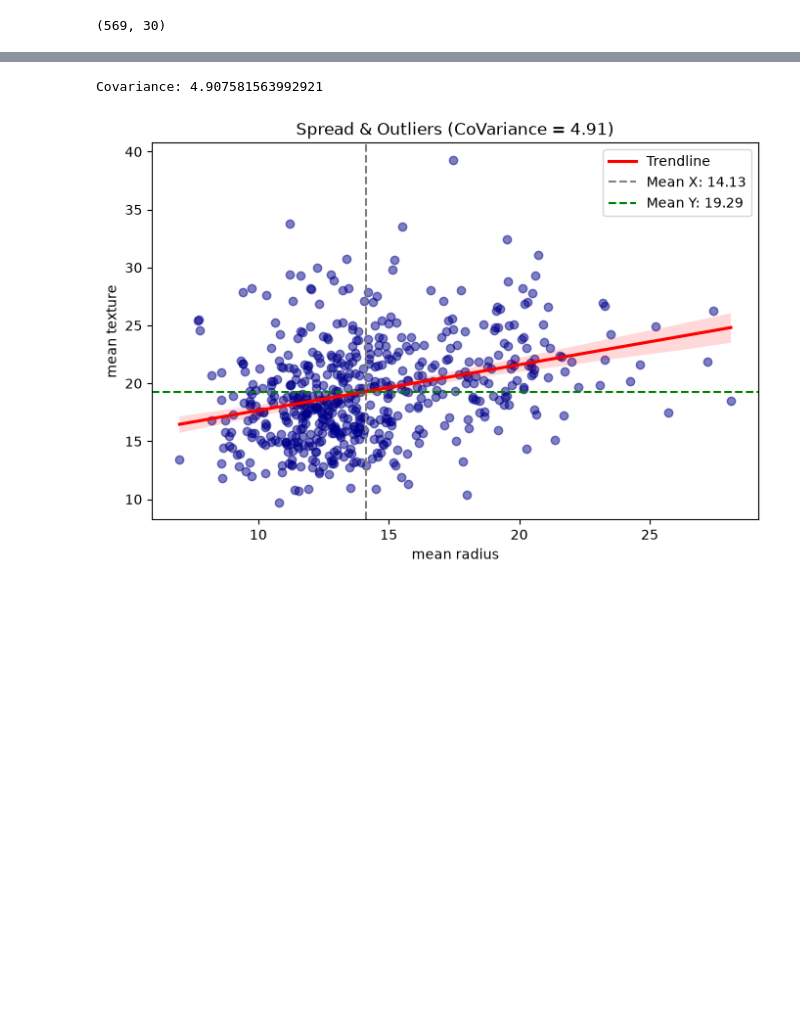
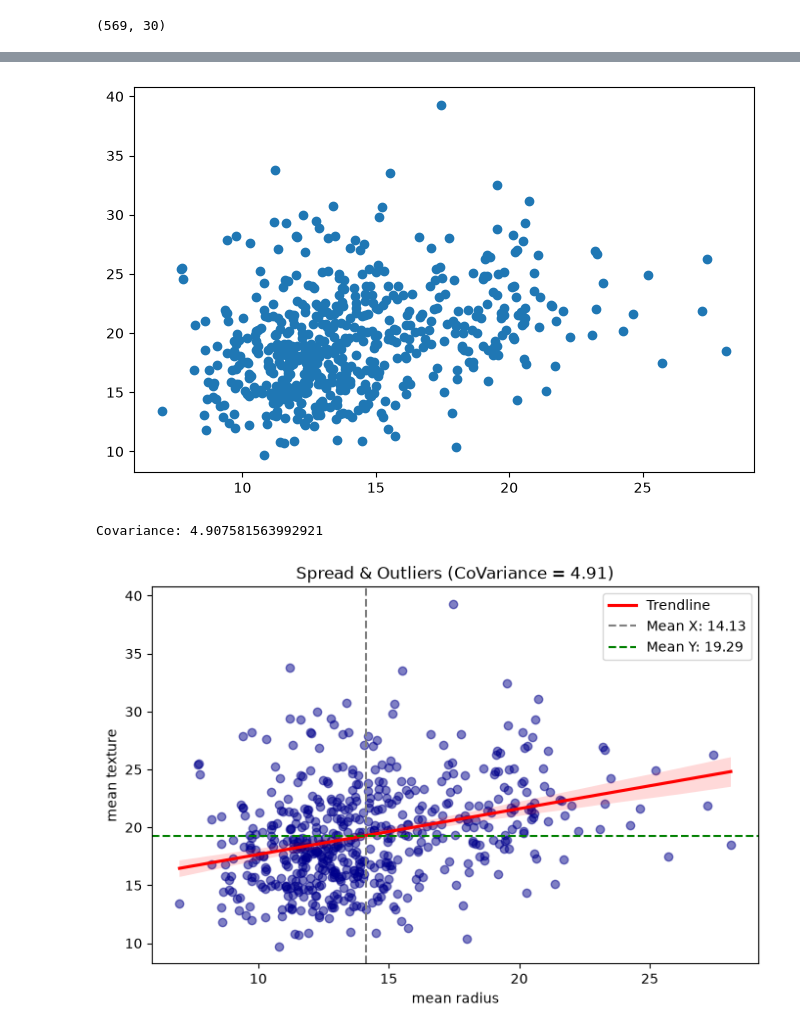
Before and after one commit to AreebaAkram/MachineLearning, a Jupyter notebook: PCA + LR.ipynb, the cells around one changed output, grey strips where cells are left out. Saved outputs shown, nothing was run; the diff lists cells and outputs as text; code cells hidden in the pictures; blank space fills up the shorter version.

```diff
--- a/PCA + LR.ipynb
+++ b/PCA + LR.ipynb
@@ -42,3 +42,12 @@ plt.show()
+# %%
+plt.figure(figsize=(8, 5))
+
+# only displays the points no reg line
+
+plt.scatter(x= x['mean radius'], y = x['mean texture'])
+plt.show()
+# %% [output]
+[figure, added]
 # %%
 cov_val = x['mean radius'].cov(x['mean texture'])
 print(f"Covariance: {cov_val}")
```
Also changed, not shown: parts of 8 cells of this notebook, 1 other file.
